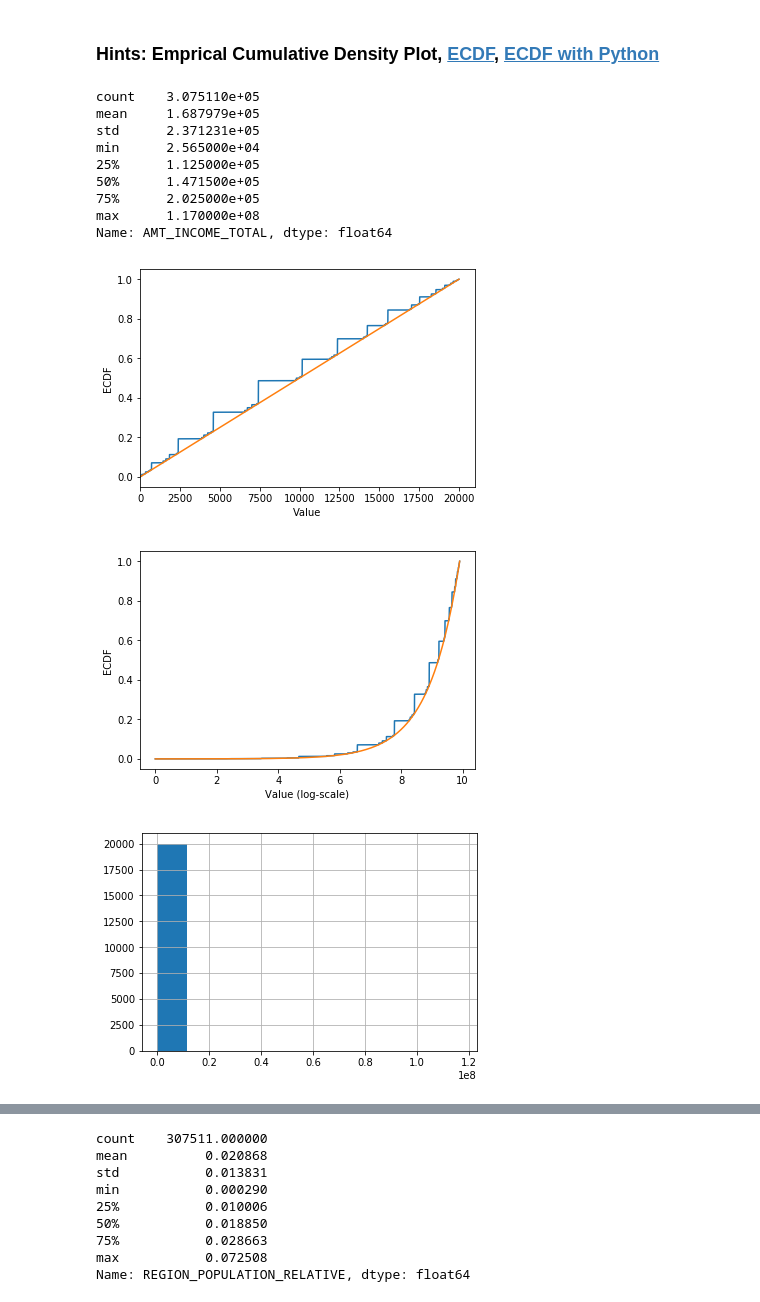
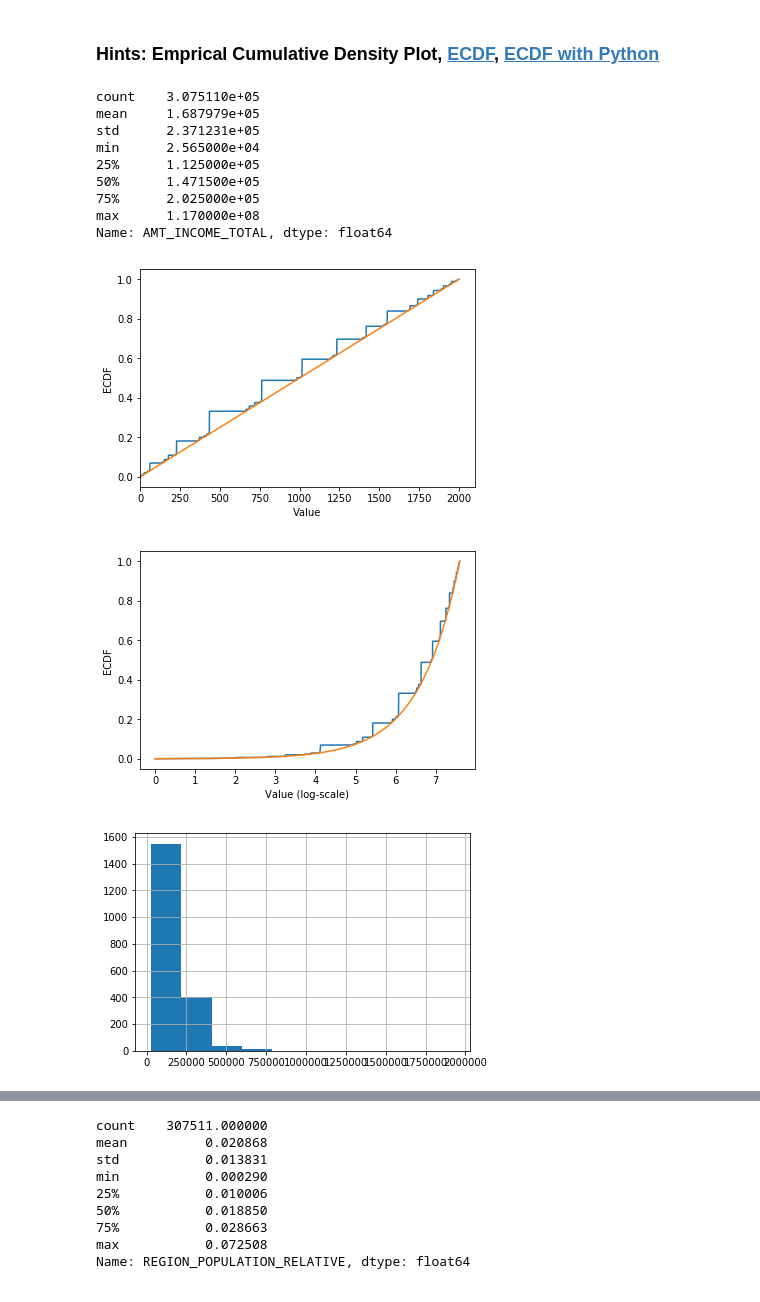
Before and after one commit to flyhead30042/ML100, a Jupyter notebook: homework/Day_006_HW.ipynb, the cells around one changed output, grey strips where cells are left out. Drawn from its saved outputs; the diff is of its cells as text; code cells hidden in the pictures.

```diff
--- a/homework/Day_006_HW.ipynb
+++ b/homework/Day_006_HW.ipynb
@@ -116,43 +116,52 @@ def calculate_cdf(data):
 
     return cdf
 
+# def calculate_cdf2(data):
+#     cdf_value1 = data.value_counts().sort_index().cumsum().div(data.size)
 
-data = app_train['AMT_INCOME_TOTAL'][:20000]
+#     data2 = pd.Series(np.linspace(start=data.min(), stop=data.max(),num=data.size))
+#     cdf_value2 = data2.value_counts().sort_index().cumsum().div(data2.size)
+
+#     cdf = pd.DataFrame({"CDF":cdf_value1, "Theoretical_CDF":cdf_value2})
+#     return cdf
+
+
+data = app_train['AMT_INCOME_TOTAL'][:2000]
 cdf = calculate_cdf(data)
 
 cdf.head(20)
 
 plt.plot(list(cdf.index), cdf/cdf.max())
 plt.xlabel('Value')
 plt.ylabel('ECDF')
 plt.xlim([cdf.index.min(), cdf.index.max() * 1.05]) # 限制顯示圖片的範圍
 plt.ylim([-0.05,1.05]) # 限制顯示圖片的範圍
 
 plt.show()
 
 # 改變 y 軸的 Scale, 讓我們可以正常檢視 ECDF
 plt.plot(np.log(list(cdf.index)), cdf/cdf.max())
 plt.xlabel('Value (log-scale)')
 plt.ylabel('ECDF')
 plt.ylim([-0.05,1.05]) # 限制顯示圖片的範圍
 
 plt.show()
 
 data.hist()
 plt.show()
 # %% [output]
 count    3.075110e+05
 mean     1.687979e+05
 std      2.371231e+05
 min      2.565000e+04
 25%      1.125000e+05
 50%      1.471500e+05
 75%      2.025000e+05
 max      1.170000e+08
 Name: AMT_INCOME_TOTAL, dtype: float64
-[figure, old version]
+[figure, new version]
-[figure, old version]
+[figure, new version]
-[figure, old version]
+[figure, new version]
 # %% [markdown]
 ## 補充：Normal dist 的 ECDF
 ![ecdf_normal](https://au.mathworks.com/help/examples/stats/win64/PlotEmpiricalCdfAndCompareWithSamplingDistributionExample_01.png)
```
